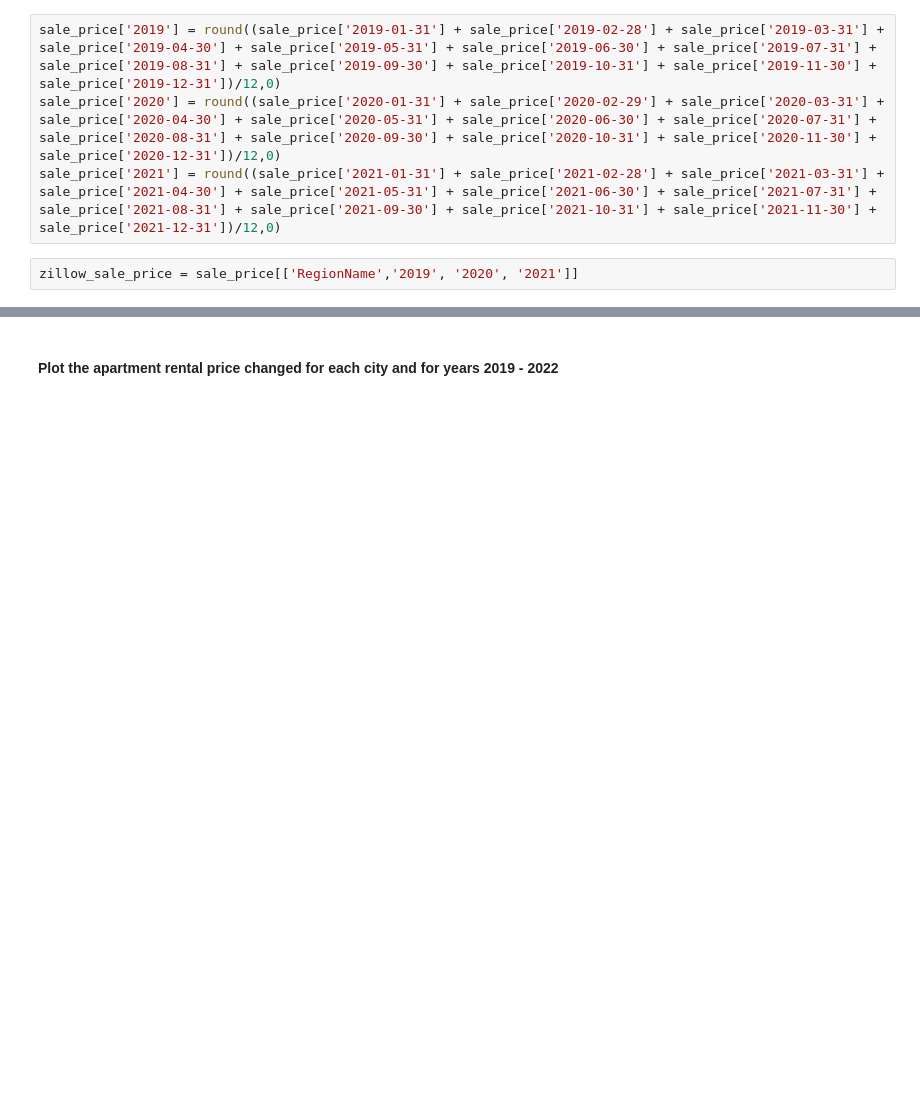
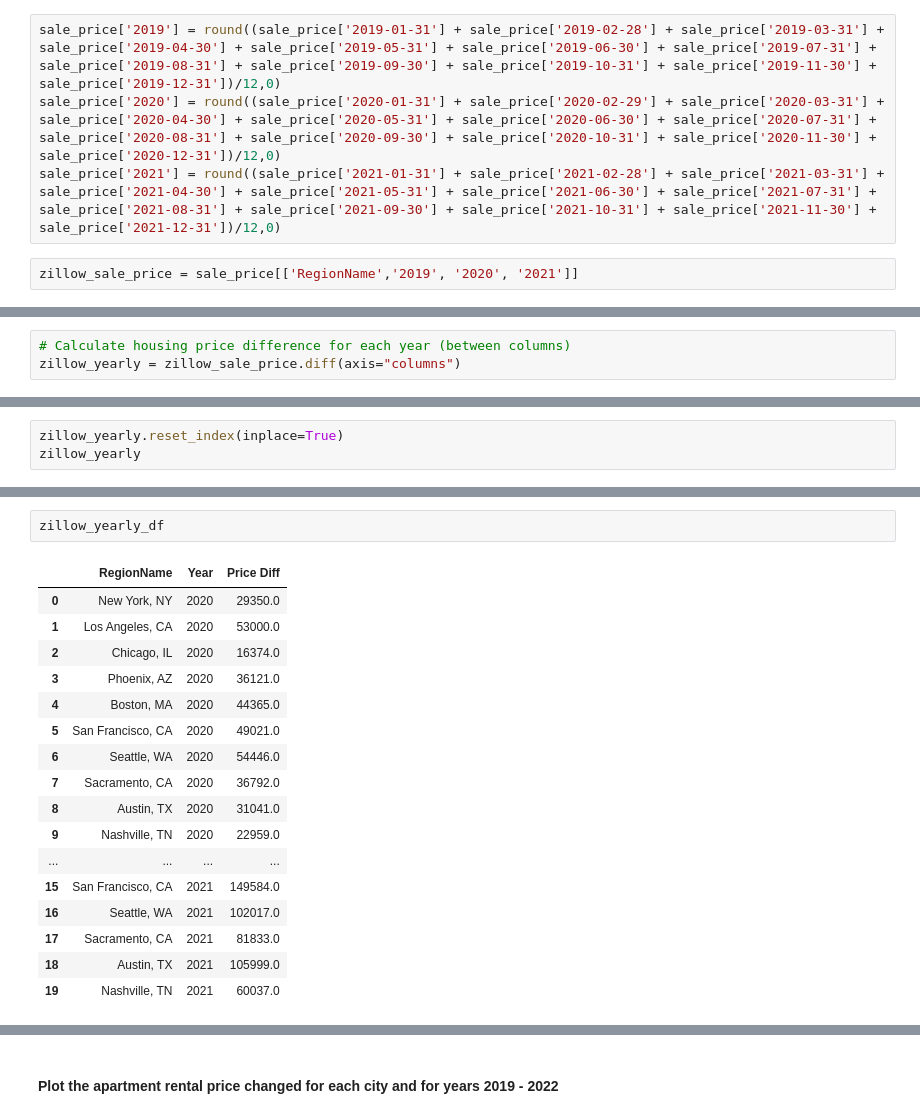
Before and after one commit to Keren-Neeq/DS4A-Team1, a Jupyter notebook: notebooks/Team1_EDA.ipynb, the cells around one changed output, grey strips where cells are left out. Cells and saved outputs as stored; diff of their text form; blank space fills up the shorter version.

```diff
--- a/notebooks/Team1_EDA.ipynb
+++ b/notebooks/Team1_EDA.ipynb
@@ -770,0 +831,3 @@ zillow_sale_price
+# %%
+# Calculate housing price difference for each year (between columns)
+zillow_yearly = zillow_sale_price.diff(axis="columns")
@@ -770,0 +837,3 @@ zillow_sale_price
+# %%
+zillow_yearly.reset_index(inplace=True)
+zillow_yearly
@@ -770,0 +928,20 @@ zillow_sale_price
+# %%
+zillow_yearly_df
+# %% [output]
+|  | RegionName | Year | Price Diff |
+| 0 | New York, NY | 2020 | 29350.0 |
+| 1 | Los Angeles, CA | 2020 | 53000.0 |
+| 2 | Chicago, IL | 2020 | 16374.0 |
+| 3 | Phoenix, AZ | 2020 | 36121.0 |
+| 4 | Boston, MA | 2020 | 44365.0 |
+| 5 | San Francisco, CA | 2020 | 49021.0 |
+| 6 | Seattle, WA | 2020 | 54446.0 |
+| 7 | Sacramento, CA | 2020 | 36792.0 |
+| 8 | Austin, TX | 2020 | 31041.0 |
+| 9 | Nashville, TN | 2020 | 22959.0 |
+| ... | ... | ... | ... |
+| 15 | San Francisco, CA | 2021 | 149584.0 |
+| 16 | Seattle, WA | 2021 | 102017.0 |
+| 17 | Sacramento, CA | 2021 | 81833.0 |
+| 18 | Austin, TX | 2021 | 105999.0 |
+| 19 | Nashville, TN | 2021 | 60037.0 |
```
Also changed, not shown: parts of 23 cells of this notebook.
